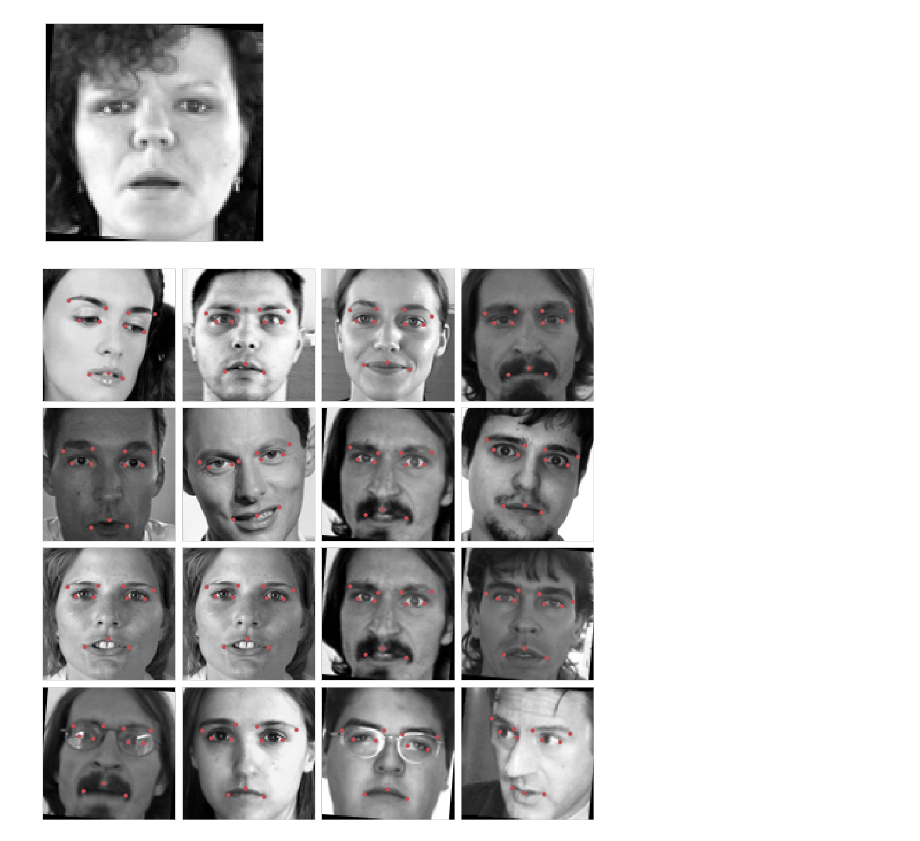
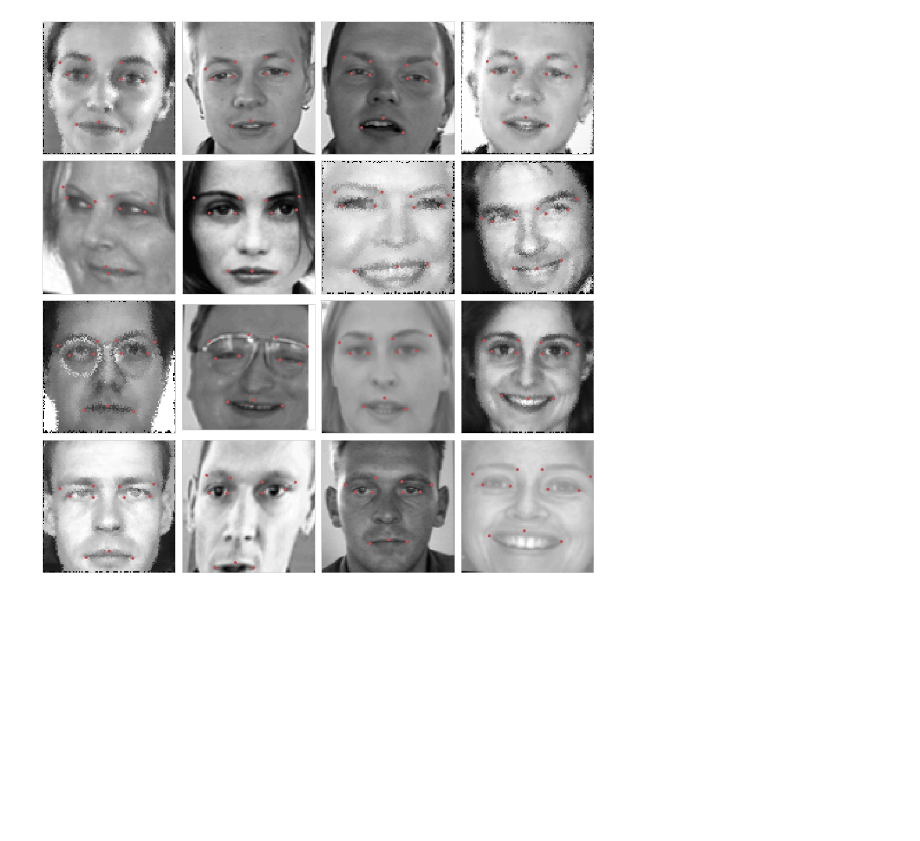
Before and after one commit to sanghapark/facial-keypoints-detection, a Jupyter notebook: Data Augmentation.ipynb, the cells around one changed output. Saved outputs shown, nothing was run; the diff lists cells and outputs as text; code cells hidden in the pictures; blank space fills up the shorter version.

Commit message:
add elastic transformation and perspective transformation

```diff
--- a/Data Augmentation.ipynb
+++ b/Data Augmentation.ipynb
@@ -29,7 +29,9 @@ generator = DataAugmentGenerator(X_train,
                                  flip_indices=FLIP_INDICES,
                                  flip_ratio=0.5,
                                  rotate_ratio=0.5,
-                                 contrast_ratio=0.5)
+                                 contrast_ratio=0.5,
+                                 perspective_transform_ratio=0.5,
+                                 elastic_transform_ratio=0.5)
 # %%
 def plot_data(img, landmarks, axis):
     """
@@ -38,43 +40,37 @@ def plot_data(img, landmarks, axis):
     axis.imshow(np.squeeze(img), cmap='gray') # plot the image
     landmarks = landmarks * 48 + 48 # undo the normalization
     # Plot the keypoints
-    axis.scatter(landmarks[0::2],
-        landmarks[1::2],
-        marker='o',
-        c='r',
-        s=40)
+    axis.scatter(landmarks[0::2], landmarks[1::2], marker='o', c='r', s=20)
 # %%
 %matplotlib inline
 import matplotlib.pyplot as plt
 import numpy as np
 from PIL import Image
 import random
 import TF.utils.visualize as vis
 
-temp = generator.generate(batchsize=100, flip=True, rotate=True, contrast=True)
+temp = generator.generate(batchsize=100, flip=True, rotate=True, contrast=True, perspective_transform=True, elastic_transform=True)
 
 for X, Y in temp:
-    idx = random.randint(0, 100)
-    temp = X[idx, :, :, 0].reshape(-1)
-    img_raw = (temp*255).astype(int)
-    face = Image.new("RGB", (96, 96), "black")
-    pixels = face.load()
-    for i in range(face.size[0]):
-        for j in range(face.size[1]):
-            pixels[i,j] = (img_raw[i+j*96], img_raw[i+j*96], img_raw[i+j*96])
-    fig = plt.figure(figsize = (4,4))
-    ax1 = fig.add_subplot(111)
-    ax1.set_xticks([])
-    ax1.set_yticks([])
-    ax1.imshow(face, cmap='gray')
+#     idx = random.randint(0, 99)
+#     img_raw = (X[idx, :, :, 0].reshape(-1)*255).astype(int)
+#     face = Image.new("RGB", (96, 96), "black")
+#     pixels = face.load()
+#     for i in range(face.size[0]):
+#         for j in range(face.size[1]):
+#             pixels[i,j] = (img_raw[i+j*96], img_raw[i+j*96], img_raw[i+j*96])
+#     fig = plt.figure(figsize = (4,4))
+#     ax1 = fig.add_subplot(111)
+#     ax1.set_xticks([])
+#     ax1.set_yticks([])
+#     ax1.imshow(face, cmap='gray')
 
     fig = plt.figure(figsize=(12,12))
     fig.subplots_adjust(left=0, right=1, bottom=0, top=1, hspace=0.05, wspace=0.05)
     for i in range(16):
-        rnd_idx = random.randint(0, 100)
+        rnd_idx = random.randint(0, 99)
         ax = fig.add_subplot(4, 4, i + 1, xticks=[], yticks=[])
         plot_data(X[rnd_idx, :, :, 0], Y[rnd_idx], ax)
     break
 # %% [output]
-[figure, old version]
+[figure, new version]
-[figure, removed]
```
Also changed, not shown: 5 other files.
